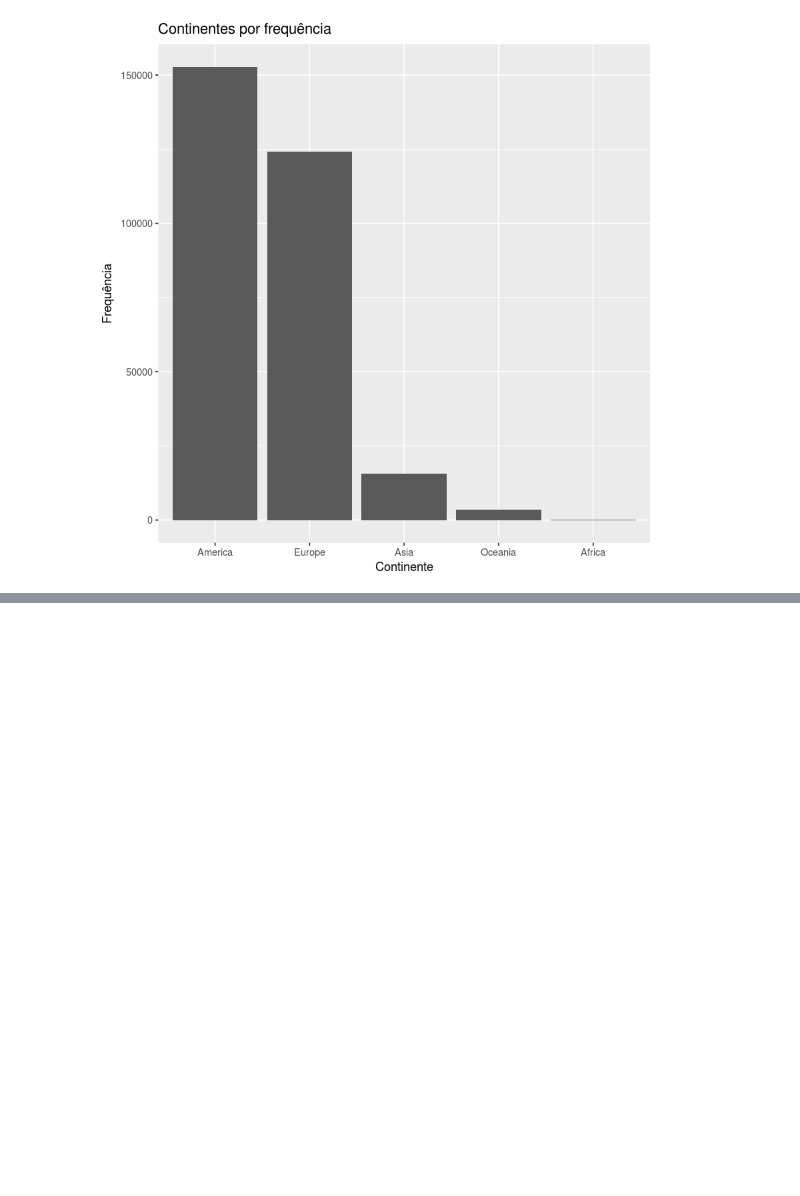
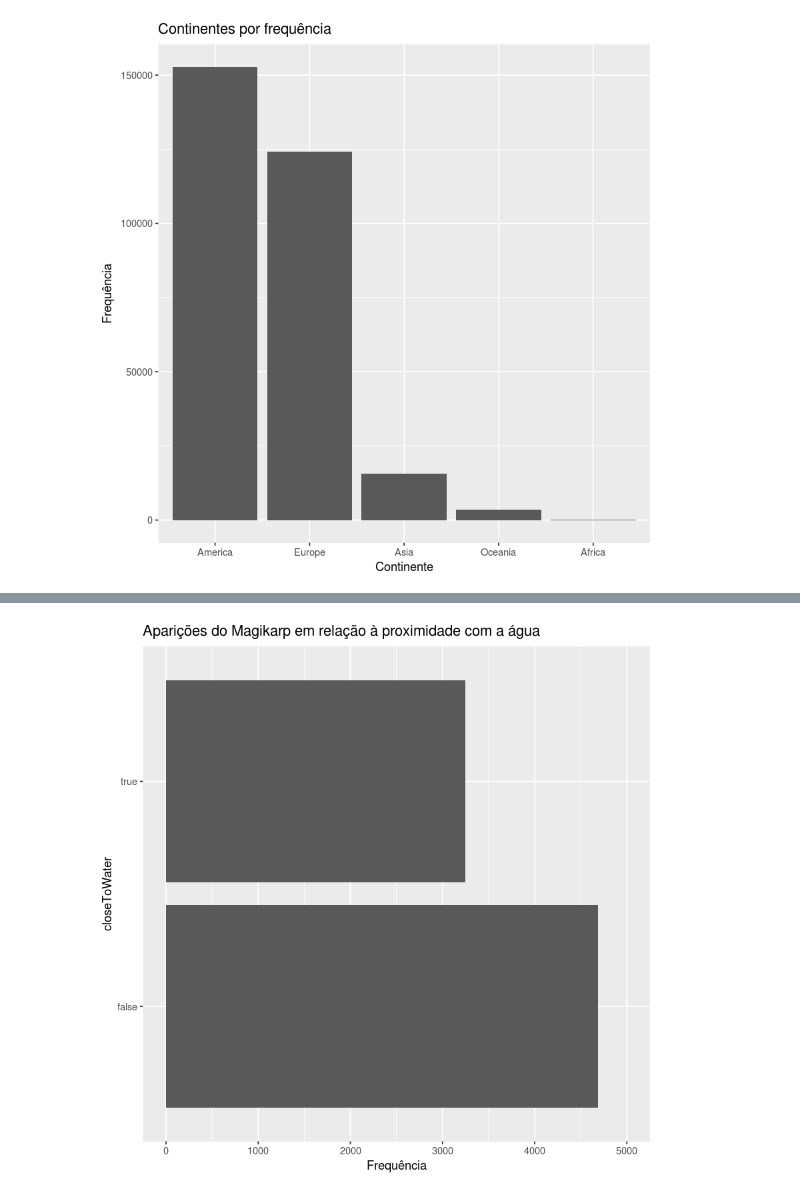
Before and after one commit to E-Trindade/predict-em-all, a Jupyter notebook: Pokemon.ipynb, the cells around one changed output, grey strips where cells are left out. Drawn from its saved outputs; the diff is of its cells as text; code cells hidden in the pictures; blank space fills up the shorter version.

```diff
--- a/Pokemon.ipynb
+++ b/Pokemon.ipynb
@@ -234,0 +298,11 @@ plot(data[,c('rural', 'urban')])
+# %%
+# Teste correlação do Magikarp (Pokemon tipo água) com proximidade com a água
+id_magikarp = 129
+ggplot(subset(data, data$pokemonId == id_magikarp), aes(x=closeToWater)) +
+    coord_flip() +
+    geom_bar() +
+    scale_y_continuous(limits=c(0,5000)) +
+    ggtitle("Aparições do Magikarp em relação à proximidade com a água") +
+    ylab("Frequência")
+# %% [output]
+[figure, added]
```
Also changed, not shown: parts of 17 cells of this notebook, 1 other file.
